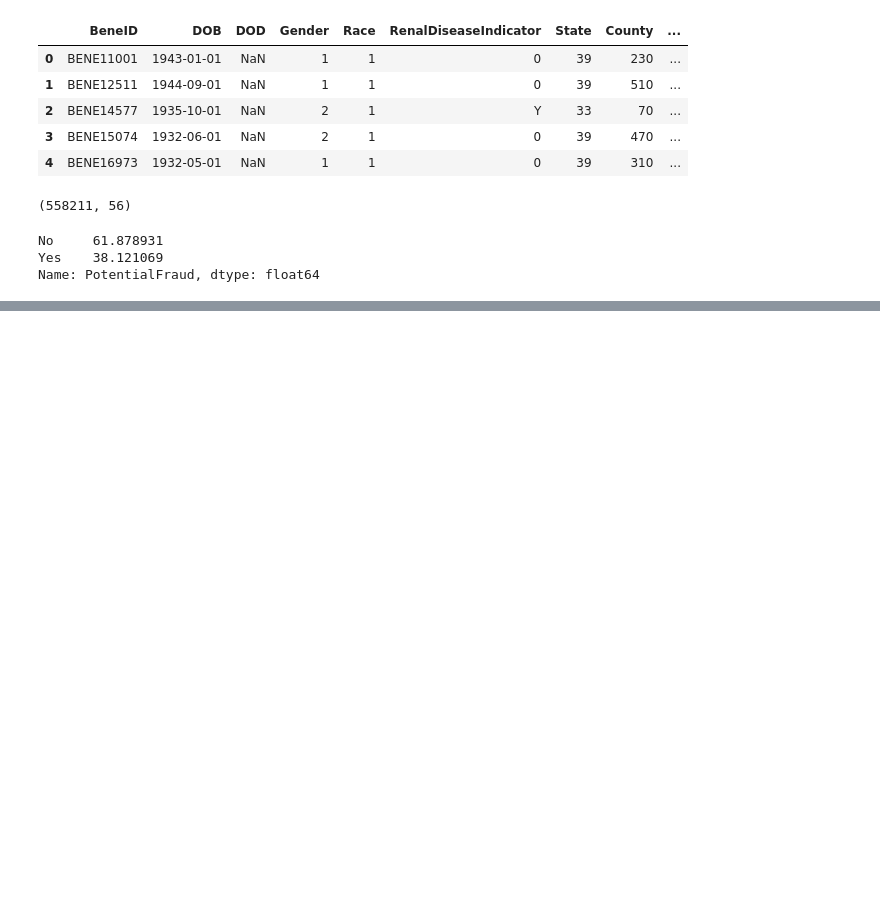
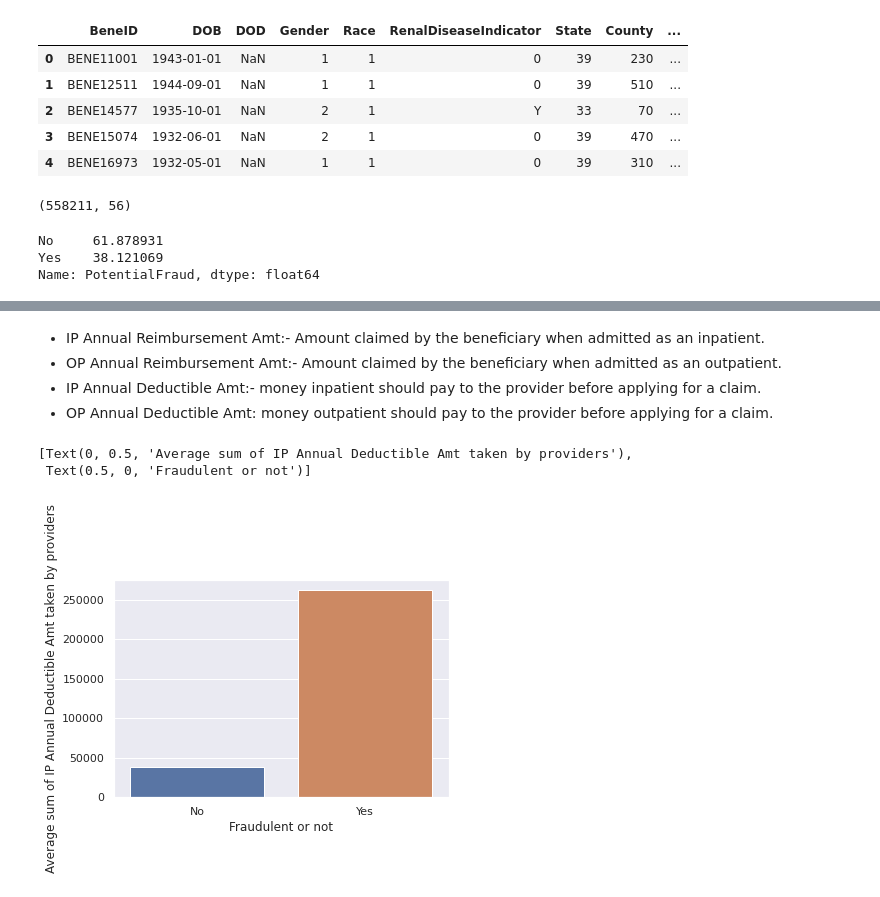
Before and after one commit to areias/healthcare_fraud, a Jupyter notebook: healthcare_fraud.ipynb, the cells around one changed output, grey strips where cells are left out. Drawn from its saved outputs; the diff is of its cells as text; code cells hidden in the pictures; blank space fills up the shorter version.

```diff
--- a/healthcare_fraud.ipynb
+++ b/healthcare_fraud.ipynb
@@ -418,0 +433,14 @@ Name: PotentialFraud, dtype: float64
+# %% [markdown]
+- IP Annual Reimbursement Amt:- Amount claimed by the beneficiary when admitted as an inpatient.
+- OP Annual Reimbursement Amt:- Amount claimed by the beneficiary when admitted as an outpatient.
+- IP Annual Deductible Amt:- money inpatient should pay to the provider before applying for a claim.
+- OP Annual Deductible Amt: money outpatient should pay to the provider before applying for a claim.
+# %%
+groups = final_train.groupby(['Provider','PotentialFraud'], as_index=False)['IPAnnualDeductibleAmt'].sum()
+groups=groups.groupby(['PotentialFraud'], as_index=False)['IPAnnualDeductibleAmt'].mean()
+ax=sns.barplot(x='PotentialFraud',y='IPAnnualDeductibleAmt', data=groups)
+ax.set(xlabel="Fraudulent or not", ylabel = "Average sum of IP Annual Deductible Amt taken by providers")
+# %% [output]
+[Text(0, 0.5, 'Average sum of IP Annual Deductible Amt taken by providers'),
+ Text(0.5, 0, 'Fraudulent or not')]
+[figure, added]
```
Also changed, not shown: parts of 8 cells of this notebook.
